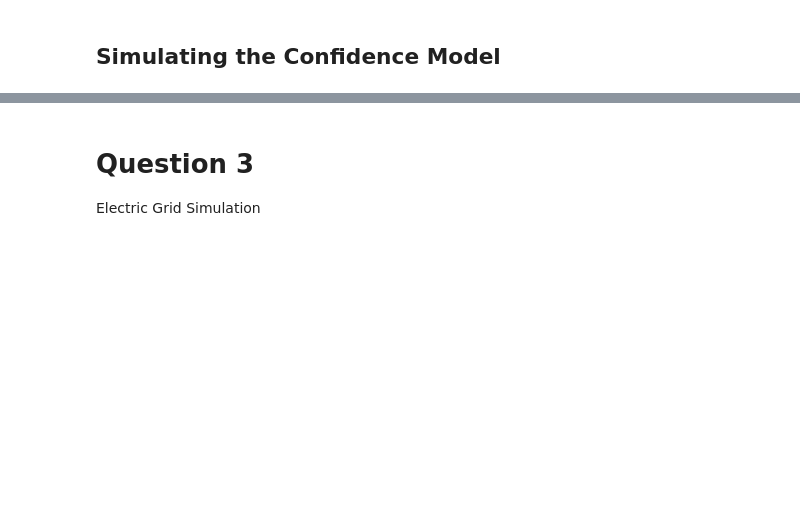
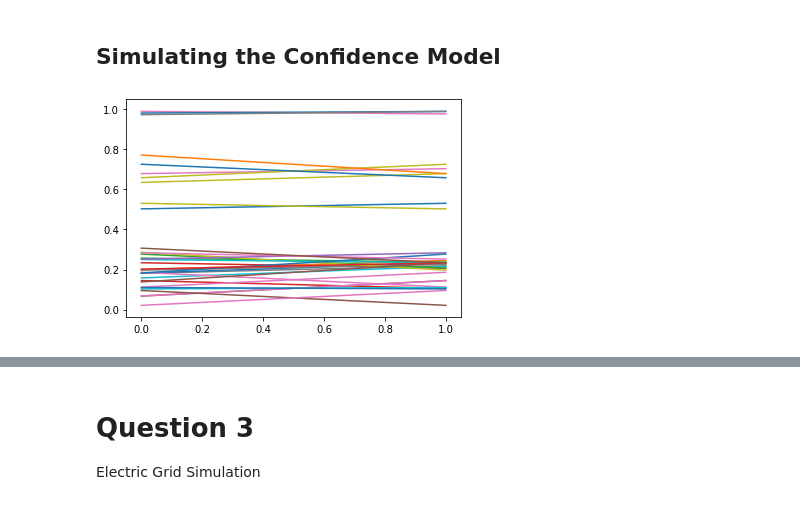
Before and after one commit to WDaugherty/ECE-5260, a Jupyter notebook: BiWeekly2/BiWeekly2Notebook.ipynb, the cells around one changed output, grey strips where cells are left out. Drawn from its saved outputs; the diff is of its cells as text; code cells hidden in the pictures; blank space fills up the shorter version.

```diff
--- a/BiWeekly2/BiWeekly2Notebook.ipynb
+++ b/BiWeekly2/BiWeekly2Notebook.ipynb
@@ -49,7 +51,8 @@ SIR Models
 # %%
 #Ingest edgelist as DiGraph
 
-G = nx.read_edgelist(path = "/Users/wdaugherty/ECE 5260/ECE-5260-Graph-Based-Data-Science-for-Networked-Systems/BiWeekly2/hospital_edge-1.txt", create_using=nx.DiGraph())
+G1 = nx.read_edgelist(path = "/Users/wdaugherty/ECE 5260/ECE-5260-Graph-Based-Data-Science-for-Networked-Systems/BiWeekly2/hospital_edge-1.txt", create_using=nx.DiGraph())
 
-
-nx.draw(G,with_labels = True)
+plt.figure(figsize = (10,10))
+nx.draw_circular(G,with_labels = False, node_size =10, edge_color = "grey")
+plt.show()
@@ -65,7 +66,15 @@ Description: Usese the finite difference method to calculate the finite differen
 the evolution of the probability of infection. This
 
 Using the following formula:
-    x_i(t) = \frac{x_i(t+1)-x_i(t)}{dt} = \sigma_{j \in N_i}\frac{\Beta}{max_k dk}(1-x_i())x_j(t)-\gamma(x_i(t))
+    \dot{x}_i(t) = \frac{x_i(t+1)-x_i(t)}{dt} = \sigma_{j \in N_i}\frac{\Beta}{di}(1-x_i())x_j(t)-\gamma(x_i(t))
+           = \frac{\Beta}{d_i}(1-x_i(t))\sigma_{j \in N_i}x_j(t)- \gamma(x_i(t))
+
+Notes:
+    d_i is the degree of node i
+    x_i(0) = 1 for some i chosen uniformly
+    x_j = 0 for all other nodes
+    We randomly choose an infected node to begin the process
+    d_t is the set to equal to 1
 
 Args:
     G: undirected graph G
@@ -81,12 +90,29 @@ def SIR_Sim(G, Beta, Gamma):
     #Creates an empty list for the results
     res = []
 
+    #Time
+    t = 100
+
+    #Chooses an initial infected node
+    x_i = np.random.choice(list(G.nodes()))
+
+    #Complement of Infect
+    x_j = list(G.nodes()).remove(x_i)
+
     #For loop to iterate over time
-    for i in range(len(G)):
+    for t in range(t):
+
+        #Summation loop with local tmeporatry variable
+        temp1 = []
+        for i in x_j:
+            temp += i - Gamma*x_i
+
+        #Final equality
+        temp2 = (Beta / G.degree(x_i) * (1 - x_j(t)))* temp1
 
 
         #Adds to the list
-        res.append(i)
+        res.append(temp2)
     return res
 # %%
 #Creates a list of beta values to be tried in the simulation models
@@ -123,0 +198,6 @@ Hengselmann-Krause bounded confidence model
+# %%
+for k in range(len(list(G2.nodes()))):
+    plt.plot(x[k,:].T)
+plt.show()
+# %% [output]
+[figure, added]
```
Also changed, not shown: parts of 7 cells of this notebook, 1 other file.
